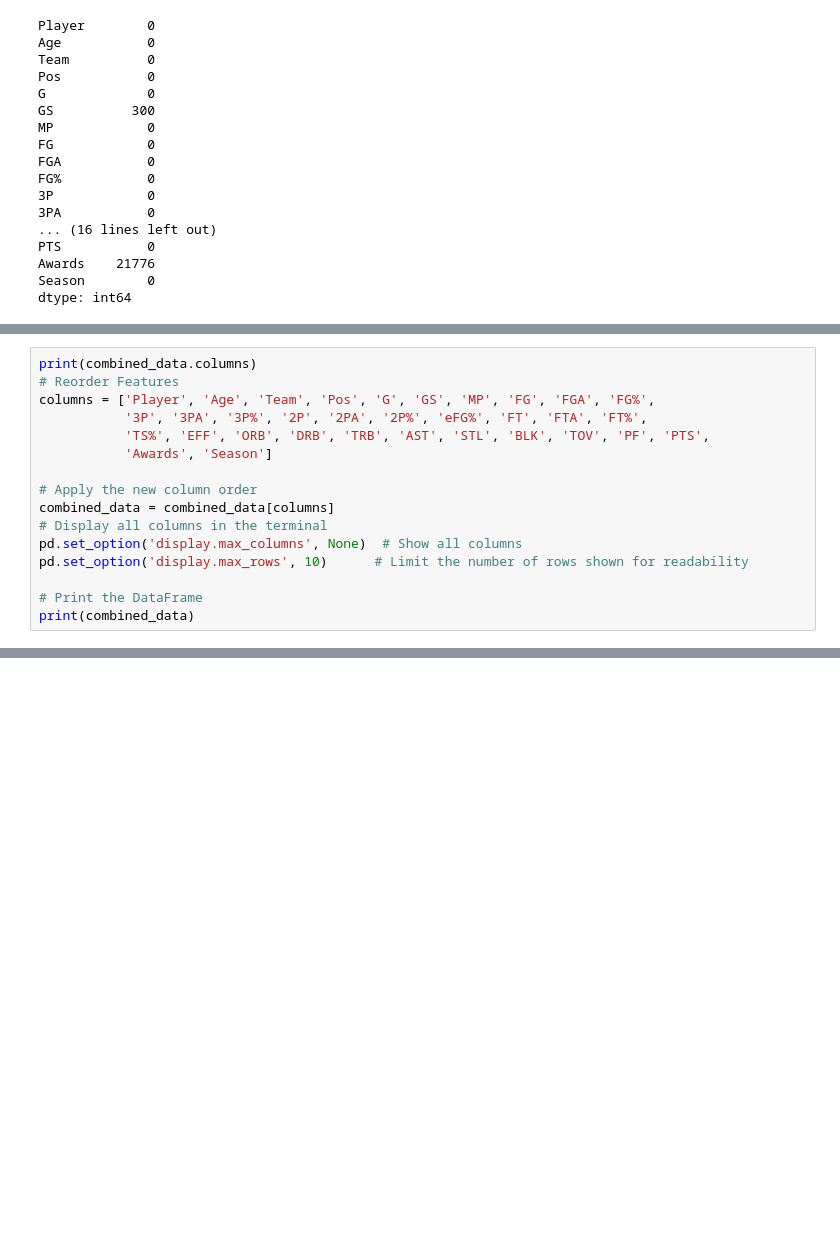
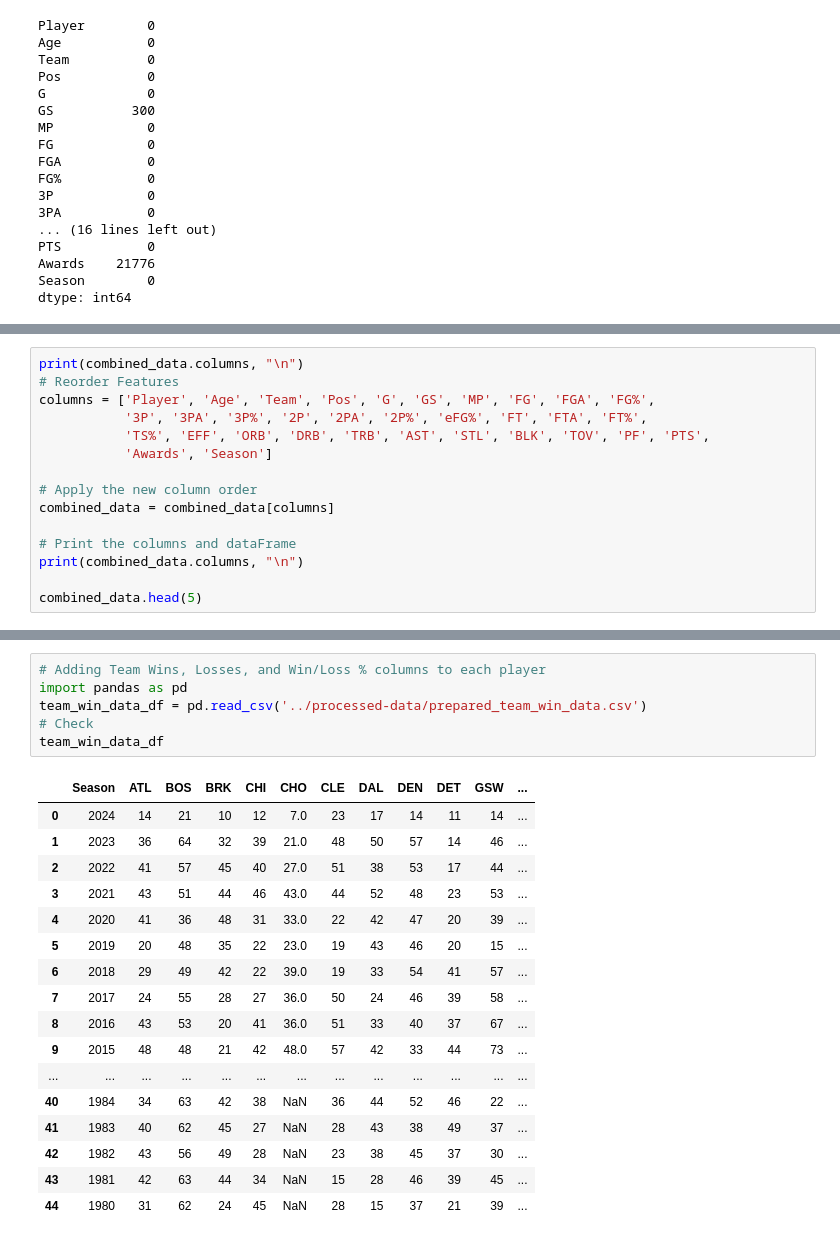
Before and after one commit to Alexon-Abreu/NBA-Data-Mining-Project, a Jupyter notebook: notebooks/smoy_data_preparation.ipynb, the cells around one changed output, grey strips where cells are left out. Saved outputs shown, nothing was run; the diff lists cells and outputs as text; blank space fills up the shorter version.

```diff
--- a/notebooks/smoy_data_preparation.ipynb
+++ b/notebooks/smoy_data_preparation.ipynb
@@ -192,7 +207,7 @@ combined_data.head()
 | 3 | Kareem Abdul-Jabbar | 33.0 | LAL | C | 80.0 | 0.0 | 37.2 | 10.5 | 18.2 | 57.692308 | 0.0 | ... |
 | 4 | David Thompson | 26.0 | DEN | SG | 77.0 | 0.0 | 34.0 | 9.5 | 18.8 | 50.531915 | 0.1 | ... |
 # %%
-print(combined_data.columns)
+print(combined_data.columns, "\n")
 # Reorder Features
 columns = ['Player', 'Age', 'Team', 'Pos', 'G', 'GS', 'MP', 'FG', 'FGA', 'FG%',
            '3P', '3PA', '3P%', '2P', '2PA', '2P%', 'eFG%', 'FT', 'FTA', 'FT%',
@@ -201,10 +216,9 @@ columns = ['Player', 'Age', 'Team', 'Pos', 'G', 'GS', 'MP', 'FG', 'FGA', 'FG%',
 
 # Apply the new column order
 combined_data = combined_data[columns]
-# Display all columns in the terminal
-pd.set_option('display.max_columns', None)  # Show all columns
-pd.set_option('display.max_rows', 10)      # Limit the number of rows shown for readability
 
-# Print the DataFrame
-print(combined_data)
+# Print the columns and dataFrame
+print(combined_data.columns, "\n")
+
+combined_data.head(5)
 # %% [output]
@@ -227,0 +242,24 @@ Index(['Player', 'Age', 'Team', 'Pos', 'G', 'GS', 'MP', 'FG', 'FGA', 'FG%',
+# %%
+# Adding Team Wins, Losses, and Win/Loss % columns to each player
+import pandas as pd
+team_win_data_df = pd.read_csv('../processed-data/prepared_team_win_data.csv')
+# Check
+team_win_data_df
+# %% [output]
+|  | Season | ATL | BOS | BRK | CHI | CHO | CLE | DAL | DEN | DET | GSW | ... |
+| 0 | 2024 | 14 | 21 | 10 | 12 | 7.0 | 23 | 17 | 14 | 11 | 14 | ... |
+| 1 | 2023 | 36 | 64 | 32 | 39 | 21.0 | 48 | 50 | 57 | 14 | 46 | ... |
+| 2 | 2022 | 41 | 57 | 45 | 40 | 27.0 | 51 | 38 | 53 | 17 | 44 | ... |
+| 3 | 2021 | 43 | 51 | 44 | 46 | 43.0 | 44 | 52 | 48 | 23 | 53 | ... |
+| 4 | 2020 | 41 | 36 | 48 | 31 | 33.0 | 22 | 42 | 47 | 20 | 39 | ... |
+| 5 | 2019 | 20 | 48 | 35 | 22 | 23.0 | 19 | 43 | 46 | 20 | 15 | ... |
+| 6 | 2018 | 29 | 49 | 42 | 22 | 39.0 | 19 | 33 | 54 | 41 | 57 | ... |
+| 7 | 2017 | 24 | 55 | 28 | 27 | 36.0 | 50 | 24 | 46 | 39 | 58 | ... |
+| 8 | 2016 | 43 | 53 | 20 | 41 | 36.0 | 51 | 33 | 40 | 37 | 67 | ... |
+| 9 | 2015 | 48 | 48 | 21 | 42 | 48.0 | 57 | 42 | 33 | 44 | 73 | ... |
+| ... | ... | ... | ... | ... | ... | ... | ... | ... | ... | ... | ... | ... |
+| 40 | 1984 | 34 | 63 | 42 | 38 | NaN | 36 | 44 | 52 | 46 | 22 | ... |
+| 41 | 1983 | 40 | 62 | 45 | 27 | NaN | 28 | 43 | 38 | 49 | 37 | ... |
+| 42 | 1982 | 43 | 56 | 49 | 28 | NaN | 23 | 38 | 45 | 37 | 30 | ... |
+| 43 | 1981 | 42 | 63 | 44 | 34 | NaN | 15 | 28 | 46 | 39 | 45 | ... |
+| 44 | 1980 | 31 | 62 | 24 | 45 | NaN | 28 | 15 | 37 | 21 | 39 | ... |
```
Also changed, not shown: parts of 7 cells of this notebook, 4 other files.
